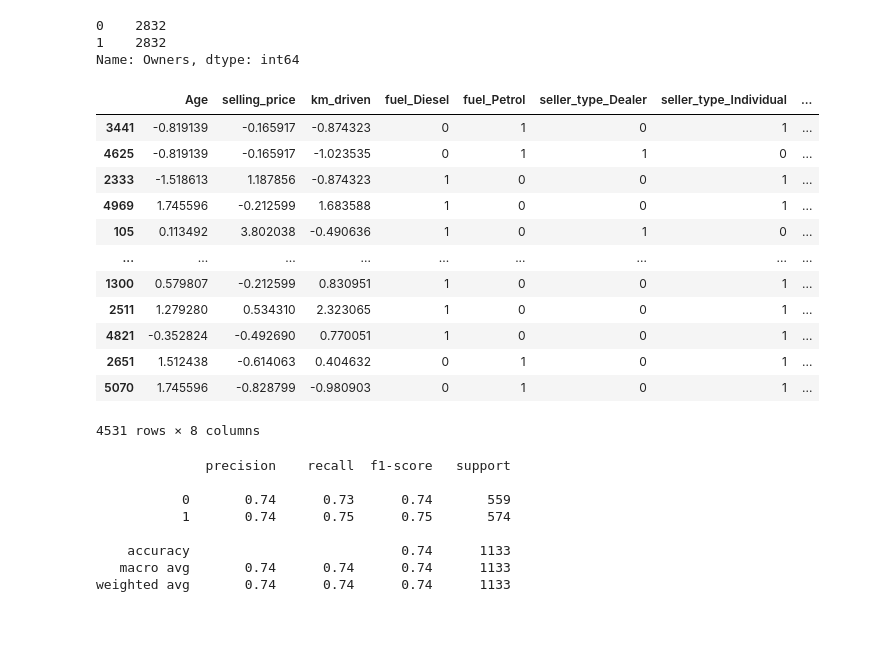
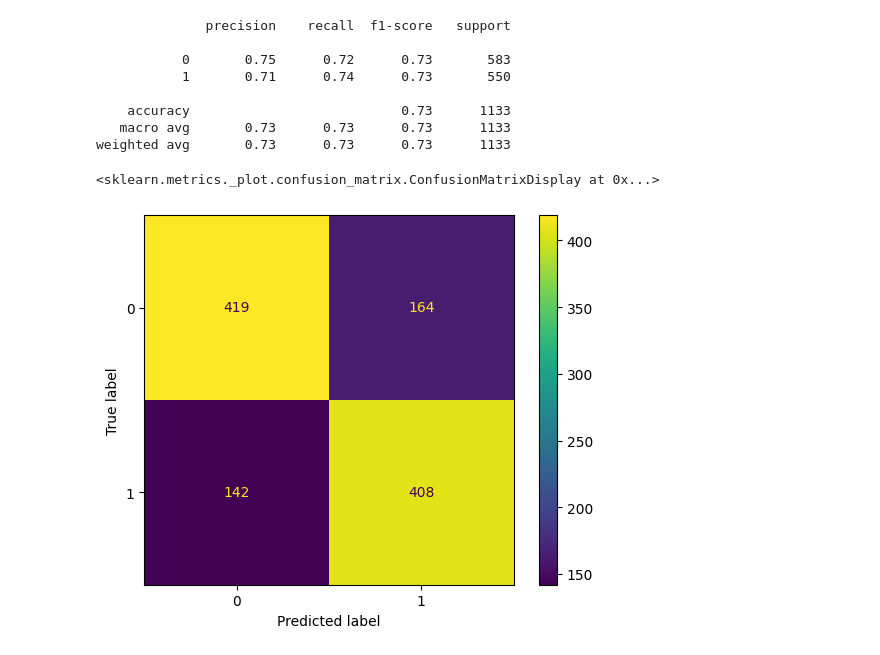
Before and after one commit to jiaweizheng1/Car-Price-Prediction-And-Owners-Prediction, a Jupyter notebook: Classification_LogReg+kNN.ipynb, the cells around one changed output. Cells and saved outputs as stored; diff of their text form; code cells hidden in the pictures; blank space fills up the shorter version.

```diff
--- a/Classification_LogReg+kNN.ipynb
+++ b/Classification_LogReg+kNN.ipynb
@@ -116,7 +202 @@ for i in df.columns[1:4]:
-# %%
-df['Owners'].value_counts()
-# %% [output]
-0    2832
-1    2832
-Name: Owners, dtype: int64
 # %%
@@ -124,30 +204,18 @@ X_train, X_test, y_train, y_test = train_test_split(df.iloc[:,1:], df.iloc[:,0],
-# %%
-X_train
-# %% [output]
-|  | Age | selling_price | km_driven | fuel_Diesel | fuel_Petrol | seller_type_Dealer | seller_type_Individual | ... |
-| 3441 | -0.819139 | -0.165917 | -0.874323 | 0 | 1 | 0 | 1 | ... |
-| 4625 | -0.819139 | -0.165917 | -1.023535 | 0 | 1 | 1 | 0 | ... |
-| 2333 | -1.518613 | 1.187856 | -0.874323 | 1 | 0 | 0 | 1 | ... |
-| 4969 | 1.745596 | -0.212599 | 1.683588 | 1 | 0 | 0 | 1 | ... |
-| 105 | 0.113492 | 3.802038 | -0.490636 | 1 | 0 | 1 | 0 | ... |
-| ... | ... | ... | ... | ... | ... | ... | ... | ... |
-| 1300 | 0.579807 | -0.212599 | 0.830951 | 1 | 0 | 0 | 1 | ... |
-| 2511 | 1.279280 | 0.534310 | 2.323065 | 1 | 0 | 0 | 1 | ... |
-| 4821 | -0.352824 | -0.492690 | 0.770051 | 1 | 0 | 0 | 1 | ... |
-| 2651 | 1.512438 | -0.614063 | 0.404632 | 0 | 1 | 0 | 1 | ... |
-| 5070 | 1.745596 | -0.828799 | -0.980903 | 0 | 1 | 0 | 1 | ... |
-4531 rows × 8 columns
 # %%
-logreg = LogisticRegression()
+logreg = LogisticRegression() #Fit a logistic regression with default threshold
 logreg.fit(X_train,y_train)
 y_pred = logreg.predict(X_test)
 print(classification_report(y_test,y_pred))
+cm = ConfusionMatrixDisplay(confusion_matrix(y_test,y_pred)) #Make Confusion Matrix
+cm.plot()
 # %% [output]
               precision    recall  f1-score   support
 
-           0       0.74      0.73      0.74       559
-           1       0.74      0.75      0.75       574
+           0       0.75      0.72      0.73       583
+           1       0.71      0.74      0.73       550
 
-    accuracy                           0.74      1133
-   macro avg       0.74      0.74      0.74      1133
-weighted avg       0.74      0.74      0.74      1133
+    accuracy                           0.73      1133
+   macro avg       0.73      0.73      0.73      1133
+weighted avg       0.73      0.73      0.73      1133
+<sklearn.metrics._plot.confusion_matrix.ConfusionMatrixDisplay at 0x...>
+[figure, added]
```
Also changed, not shown: parts of 67 cells of this notebook, 9 other files.
